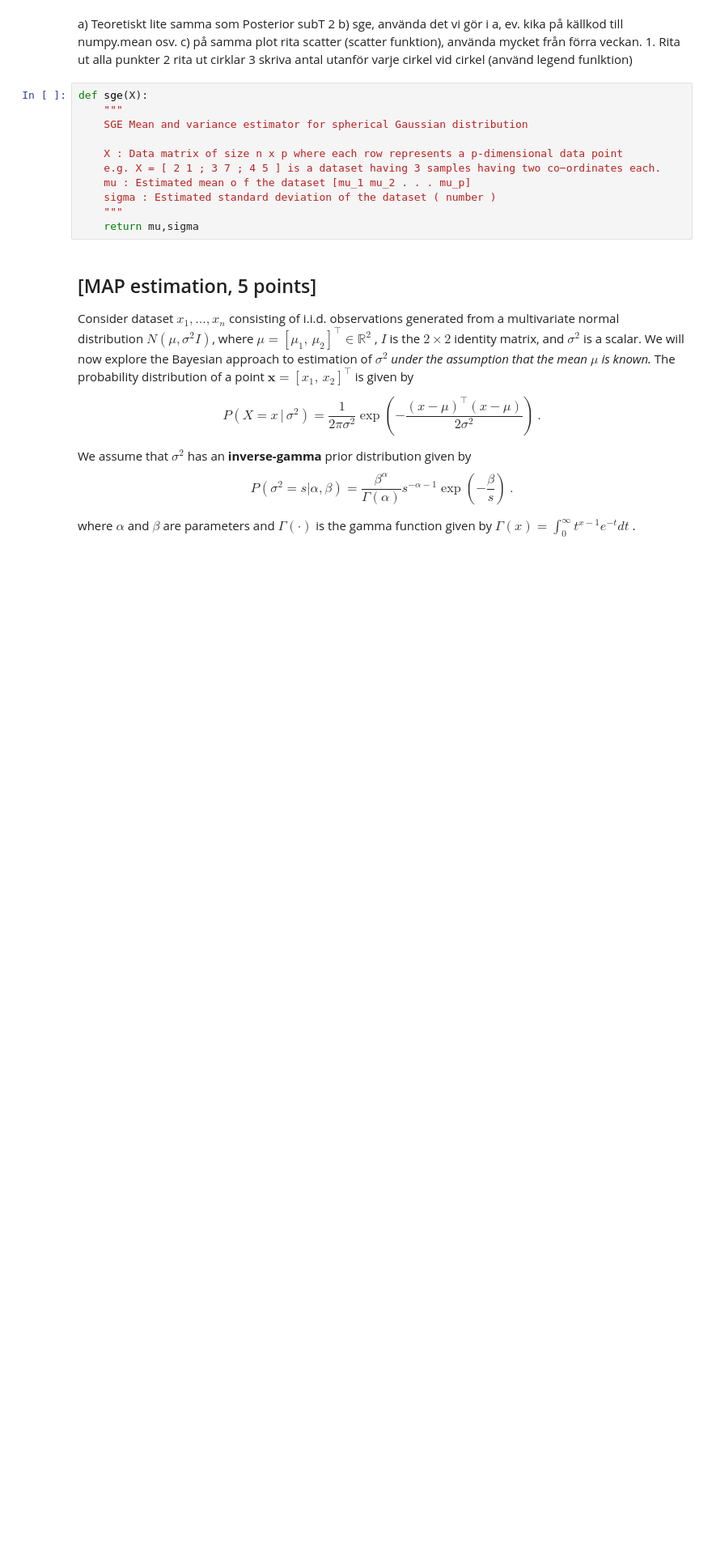
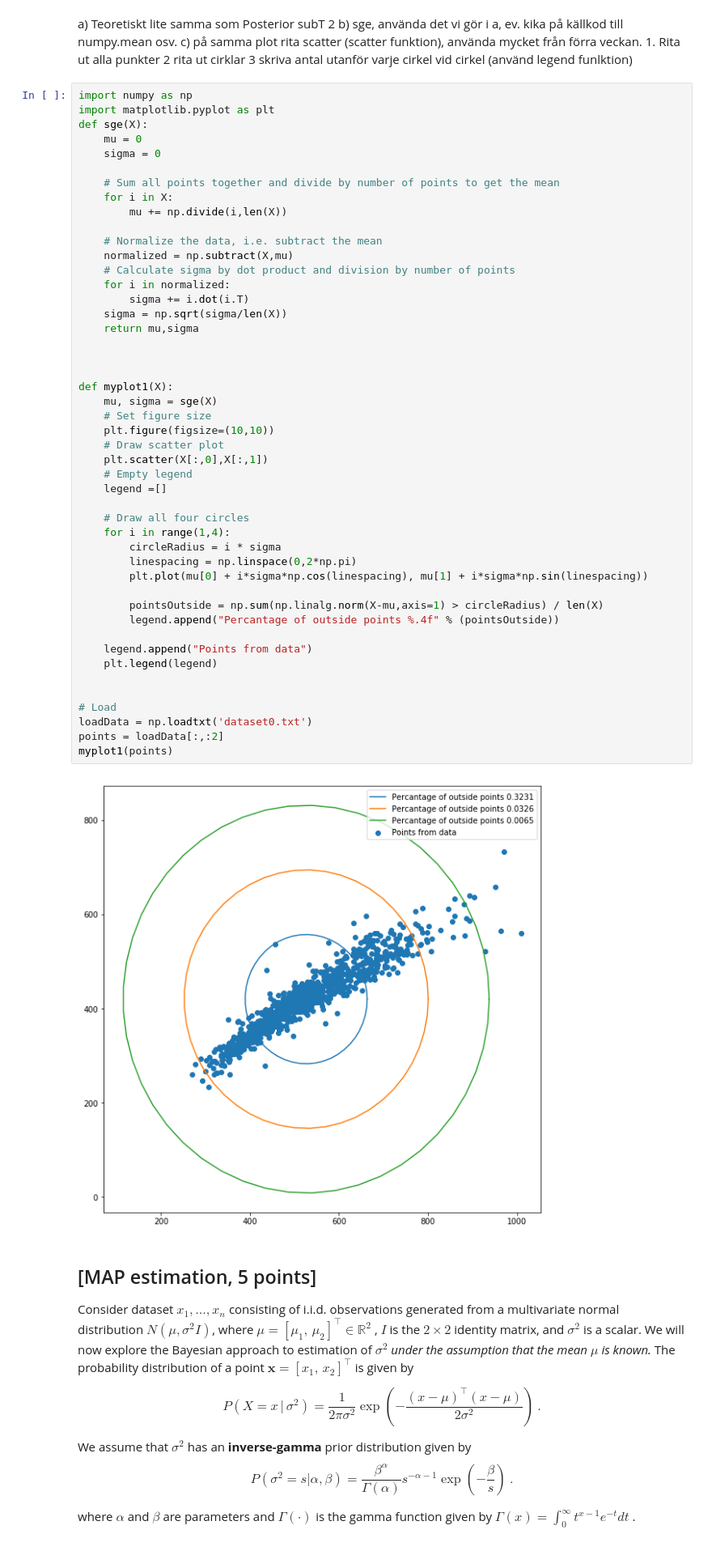
Before and after one commit to Tbbas/TDA231, a Jupyter notebook: hw1.ipynb, the cells around one changed output. Shown at 81% size. Cells and saved outputs as stored; diff of their text form; blank space fills up the shorter version.

Commit message:
Finished Spherical gaussian estimation

```diff
--- a/hw1.ipynb
+++ b/hw1.ipynb
@@ -139,17 +146,55 @@ is the $p \times p $ identity matrix, and $\sigma^2$ is a scalar.
 a) Teoretiskt lite samma som Posterior subT 2
 b) sge, använda det vi gör i a, ev. kika på källkod till numpy.mean osv.
 c) på samma plot rita scatter (scatter funktion), använda mycket från förra veckan. 1. Rita ut alla punkter 2 rita ut cirklar 3 skriva antal utanför varje cirkel vid cirkel (använd legend funlktion)
-# %%
-def sge(X):
-    """
-    SGE Mean and variance estimator for spherical Gaussian distribution
-
-    X : Data matrix of size n x p where each row represents a p-dimensional data point
-    e.g. X = [ 2 1 ; 3 7 ; 4 5 ] is a dataset having 3 samples having two co−ordinates each.
-    mu : Estimated mean o f the dataset [mu_1 mu_2 . . . mu_p]
-    sigma : Estimated standard deviation of the dataset ( number )
-    """
-    return mu,sigma
+# %%
+import numpy as np
+import matplotlib.pyplot as plt
+def sge(X):
+    mu = 0
+    sigma = 0
+
+    # Sum all points together and divide by number of points to get the mean
+    for i in X:
+        mu += np.divide(i,len(X))
+
+    # Normalize the data, i.e. subtract the mean
+    normalized = np.subtract(X,mu)
+    # Calculate sigma by dot product and division by number of points
+    for i in normalized:
+        sigma += i.dot(i.T)
+    sigma = np.sqrt(sigma/len(X))
+    return mu,sigma
+
+
+
+def myplot1(X):
+    mu, sigma = sge(X)
+    # Set figure size
+    plt.figure(figsize=(10,10))
+    # Draw scatter plot
+    plt.scatter(X[:,0],X[:,1])
+    # Empty legend
+    legend =[]
+
+    # Draw all four circles
+    for i in range(1,4):
+        circleRadius = i * sigma
+        linespacing = np.linspace(0,2*np.pi)
+        plt.plot(mu[0] + i*sigma*np.cos(linespacing), mu[1] + i*sigma*np.sin(linespacing))
+
+        pointsOutside = np.sum(np.linalg.norm(X-mu,axis=1) > circleRadius) / len(X)
+        legend.append("Percantage of outside points %.4f" % (pointsOutside))
+
+    legend.append("Points from data")
+    plt.legend(legend)
+
+
+# Load
+loadData = np.loadtxt('dataset0.txt')
+points = loadData[:,:2]
+myplot1(points)
+# %% [output]
+[figure, added]
 # %% [markdown]
 ## [MAP estimation, 5 points]
 
```
Also changed, not shown: parts of 1 cell of this notebook.
